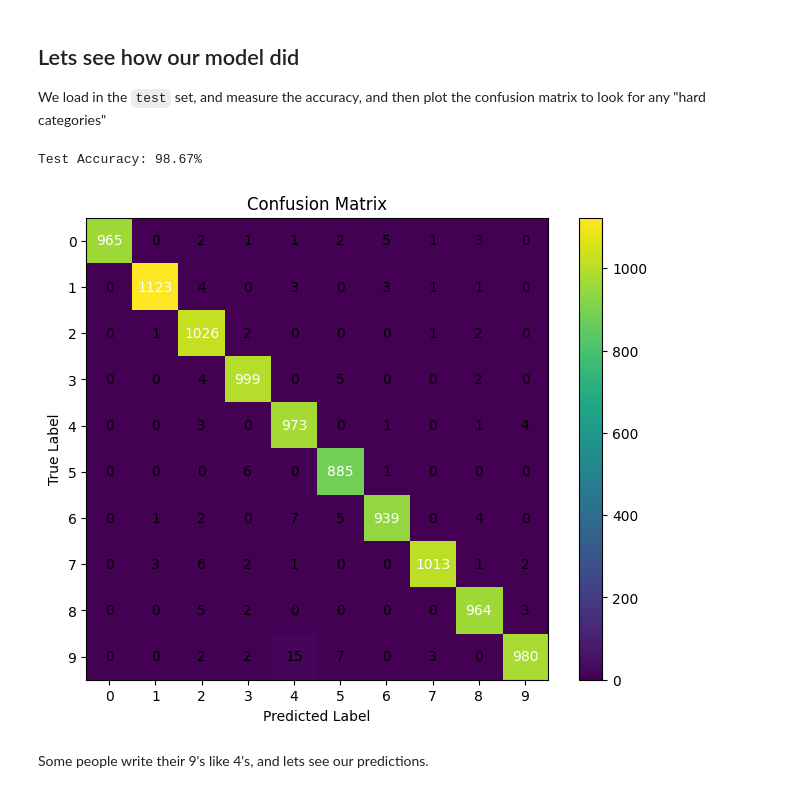
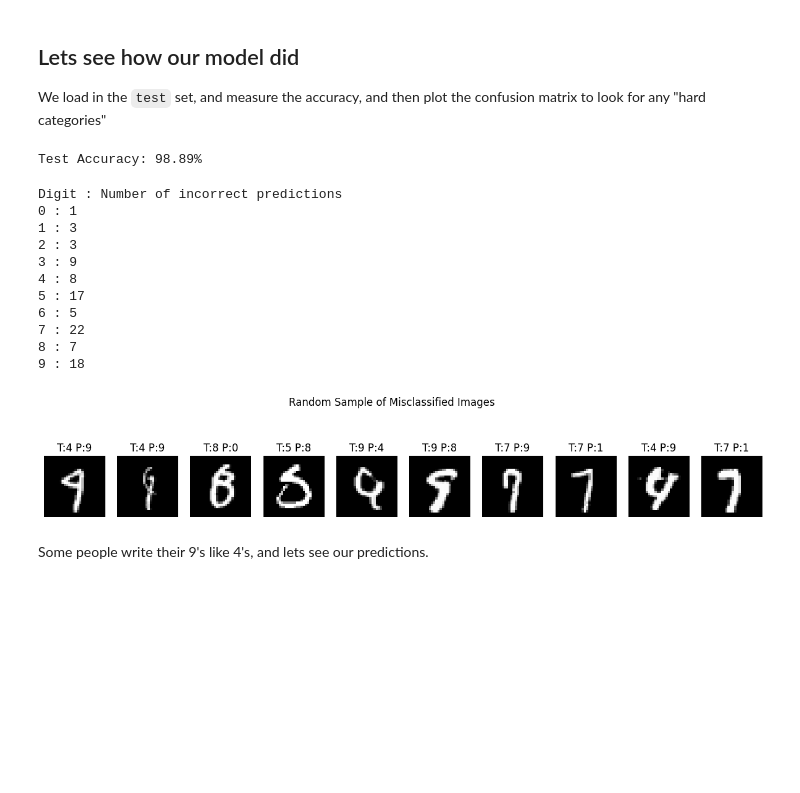
Before and after one commit to afinemax/mf_mnist, a Jupyter notebook: notebooks/the_first_model_001.ipynb, the cells around one changed output. Drawn from its saved outputs; the diff is of its cells as text; code cells hidden in the pictures; blank space fills up the shorter version.

```diff
--- a/notebooks/the_first_model_001.ipynb
+++ b/notebooks/the_first_model_001.ipynb
@@ -19,10 +19,14 @@ import matplotlib.pyplot as plt
 import time
 import numpy as np
 from sklearn.metrics import confusion_matrix
+import pandas as pd
+from torch.utils.data import TensorDataset, DataLoader, random_split
 
 
 # change this on your computer
-data_dir = '/home/afinemax/data/machine_learning/mnist'
+data_dir = '/home/afinemax/data/machine_learning/mnist/'
+train_csv = data_dir + 'train.csv' # Using the Kaggle version now
+test_csv = data_dir + 'test.csv'
 
 # Device
 # Checks if there is a gpu, if not uses the CPU
@@ -393,7 +373,7 @@ correct = 0
 total = 0
 
 with torch.no_grad():
-    for images, labels in test_loader:
+    for images, labels in eval_loader:
         images = images.to(device)
         labels = labels.to(device)
 
@@ -406,45 +386,68 @@ with torch.no_grad():
 accuracy = 100 * correct / total
 print(f"Test Accuracy: {accuracy:.2f}%")
 # %% [output]
-Test Accuracy: 98.67%
+Test Accuracy: 98.89%
 # %%
-model.eval()
 
 all_preds = []
 all_labels = []
 
 with torch.no_grad():
-    for images, labels in test_loader:
+    for images, labels in eval_loader:
         images = images.to(device)
 
         outputs = model(images)
         _, predicted = torch.max(outputs, 1)
 
-        all_preds.extend(predicted.cpu().numpy())
-        all_labels.extend(labels.numpy())
+        all_preds.extend(predicted.cpu().numpy())  # <-- predictions
+        all_labels.extend(labels.numpy())          # <-- true labels
 
-cm = confusion_matrix(all_labels, all_preds)
 
-plt.figure(figsize=(8, 6))
-plt.imshow(cm)
-plt.title("Confusion Matrix")
-plt.xlabel("Predicted Label")
-plt.ylabel("True Label")
-plt.colorbar()
+all_preds = np.array(all_preds)
+all_labels = np.array(all_labels)
 
-plt.xticks(range(10))
-plt.yticks(range(10))
+# 1 Print number of incorrect predictions per digit
+print("Digit : Number of incorrect predictions")
+for digit in range(10):
+    incorrect_mask = (all_labels == digit) & (all_preds != digit)
+    num_incorrect = incorrect_mask.sum()
+    print(f"{digit} : {num_incorrect}")
 
-# Write numbers inside the cells
-for i in range(10):
-    for j in range(10):
-        plt.text(j, i, cm[i, j],
-                 ha="center",
-                 va="center",
-                 color="white" if cm[i, j] > cm.max()/2 else "black")
+# 2 Collect all misclassified indices
+misclassified_mask = all_labels != all_preds
+misclassified_indices = np.where(misclassified_mask)[0]
 
+# Randomly pick up to 10 misclassified examples
+num_to_show = min(10, len(misclassified_indices))
+sample_indices = np.random.choice(misclassified_indices, num_to_show, replace=False)
+
+# Flatten eval_loader batches for easy indexing
+images_list = []
+for images, _ in eval_loader:
+    images_list.append(images)
+images_all = torch.cat(images_list, dim=0)
+
+# Plot sampled misclassified images
+plt.figure(figsize=(15, 3))
+for i, idx in enumerate(sample_indices):
+    plt.subplot(1, num_to_show, i+1)
+    plt.imshow(images_all[idx].cpu().squeeze(), cmap='gray')
+    plt.title(f"T:{all_labels[idx]} P:{all_preds[idx]}")
+    plt.axis('off')
+plt.suptitle("Random Sample of Misclassified Images")
 plt.show()
 # %% [output]
+Digit : Number of incorrect predictions
+0 : 1
+1 : 3
+2 : 3
+3 : 9
+4 : 8
+5 : 17
+6 : 5
+7 : 22
+8 : 7
+9 : 18
-[figure, old version]
+[figure, new version]
 # %% [markdown]
 Some people write their 9's like 4's, and lets see our predictions.
```
Also changed, not shown: parts of 10 cells of this notebook.
